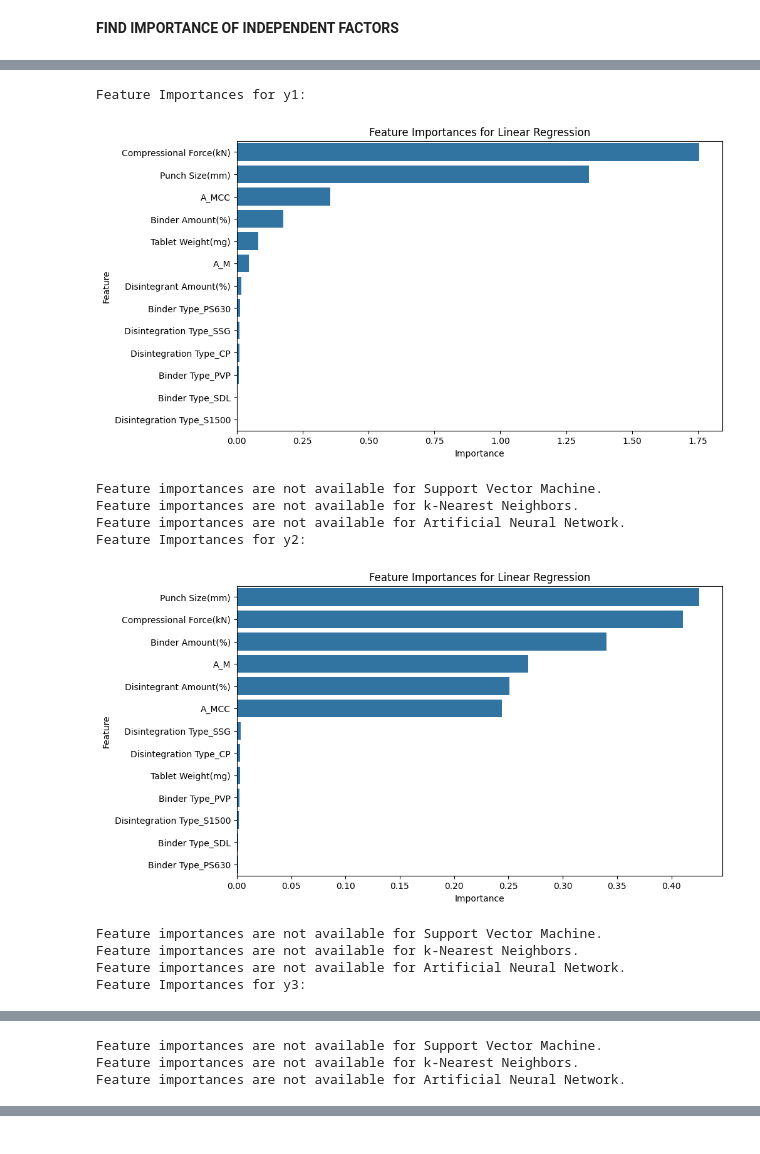
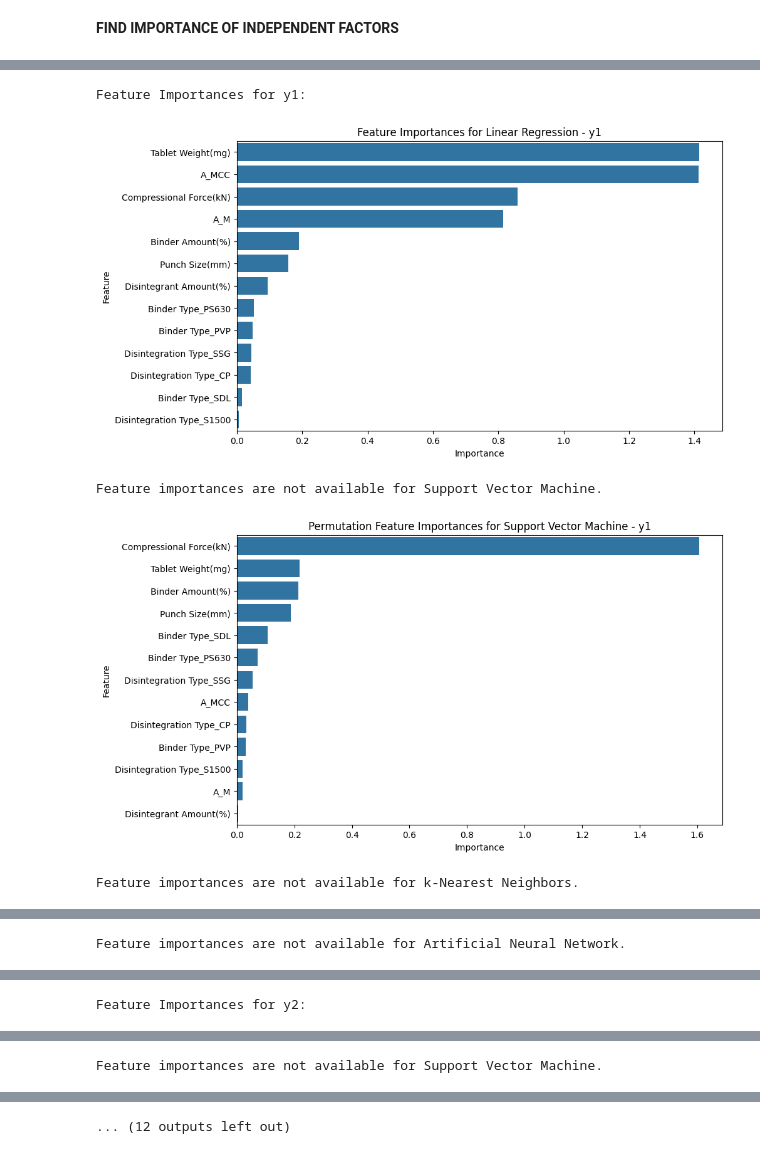
Before and after one commit to Swayamprakashpatel/IR_Tablet, a Jupyter notebook: IR_Tablet.ipynb, the cells around one changed output, grey strips where cells are left out. Drawn from its saved outputs; the diff is of its cells as text; code cells hidden in the pictures.

```diff
--- a/IR_Tablet.ipynb
+++ b/IR_Tablet.ipynb
@@ -951,19 +876,17 @@ from sklearn.neighbors import KNeighborsRegressor
 from sklearn.neural_network import MLPRegressor
 from sklearn.metrics import mean_squared_error
 from sklearn.preprocessing import OneHotEncoder
-
-# ... (previous code to load and preprocess the data)
+from sklearn.inspection import permutation_importance
 
 # Function to calculate and visualize feature importances
-def calculate_and_visualize_feature_importances(model, model_name, X_train, X_test, y_train, y_test):
-    model.fit(X_train, y_train)
+def calculate_and_save_feature_importances(model, model_name, X_train, X_test, y_train, y_test, target_name):
+    model.fit(X_train, y_train.values.ravel())
     y_pred = model.predict(X_test)
     mse = mean_squared_error(y_test, y_pred)
 
     # Calculate feature importances for Linear Regression model
     if isinstance(model, LinearRegression):
-        feature_importances = np.abs(model.coef_)
-    # Calculate feature importances for SVM, k-NN, and ANN models
+        feature_importances = np.abs(model.coef_).flatten()
     else:
         feature_importances = None
 
@@ -975,60 +898,77 @@ def calculate_and_visualize_feature_importances(model, model_name, X_train, X_te
         # Visualization of feature importances
         plt.figure(figsize=(10, 6))
         sns.barplot(x='Importance', y='Feature', data=feature_importance_df)
-        plt.title(f'Feature Importances for {model_name}')
+        plt.title(f'Feature Importances for {model_name} - {target_name}')
         plt.xlabel('Importance')
         plt.ylabel('Feature')
+        plt.savefig(f'Feature_Importances_{model_name}_{target_name}.tiff', dpi=600, format='tiff')
         plt.show()
     else:
         print(f"Feature importances are not available for {model_name}.")
+
+    # Use permutation importance for models that don't provide feature importances
+    if not isinstance(model, LinearRegression):
+        perm_importance = permutation_importance(model, X_test, y_test.values.ravel(), n_repeats=10, random_state=42)
+        feature_importance_df = pd.DataFrame({'Feature': X_train.columns, 'Importance': perm_importance.importances_mean})
+        feature_importance_df = feature_importance_df.sort_values(by='Importance', ascending=False)
+
+        # Visualization of permutation feature importances
+        plt.figure(figsize=(10, 6))
+        sns.barplot(x='Importance', y='Feature', data=feature_importance_df)
+        plt.title(f'Permutation Feature Importances for {model_name} - {target_name}')
+        plt.xlabel('Importance')
+        plt.ylabel('Feature')
+        plt.savefig(f'Permutation_Feature_Importances_{model_name}_{target_name}.tiff', dpi=600, format='tiff')
+        plt.show()
+
+# Example datasets (replace with actual data loading and preprocessing)
+# Assuming X_encoded, y1, y2, y3 are defined and preprocessed
+# Split the data
+X_train, X_test, y1_train, y1_test = train_test_split(X_encoded, y1, test_size=0.2, random_state=42)
+_, _, y2_train, y2_test = train_test_split(X_encoded, y2, test_size=0.2, random_state=42)
+_, _, y3_train, y3_test = train_test_split(X_encoded, y3, test_size=0.2, random_state=42)
 
 # Models for y1, y2, and y3
 models_y1 = [
     LinearRegression(),
     SVR(),
     KNeighborsRegressor(),
-    MLPRegressor()
+    MLPRegressor(max_iter=500)
 ]
 
 models_y2 = [
     LinearRegression(),
     SVR(),
     KNeighborsRegressor(),
-    MLPRegressor()
+    MLPRegressor(max_iter=500)
 ]
 
 models_y3 = [
     LinearRegression(),
     SVR(),
     KNeighborsRegressor(),
-    MLPRegressor()
+    MLPRegressor(max_iter=500)
 ]
 
 model_names = ['Linear Regression', 'Support Vector Machine', 'k-Nearest Neighbors', 'Artificial Neural Network']
 
 # Loop through all models and visualize feature importances for y1
 print("Feature Importances for y1:")
 for model, model_name in zip(models_y1, model_names):
-    calculate_and_visualize_feature_importances(model, model_name, X_train, X_test, y1_train, y1_test)
+    calculate_and_save_feature_importances(model, model_name, X_train, X_test, y1_train, y1_test, 'y1')
 
 # Loop through all models and visualize feature importances for y2
 print("Feature Importances for y2:")
 for model, model_name in zip(models_y2, model_names):
-    calculate_and_visualize_feature_importances(model, model_name, X_train, X_test, y2_train, y2_test)
+    calculate_and_save_feature_importances(model, model_name, X_train, X_test, y2_train, y2_test, 'y2')
 
 # Loop through all models and visualize feature importances for y3
 print("Feature Importances for y3:")
 for model, model_name in zip(models_y3, model_names):
-    calculate_and_visualize_feature_importances(model, model_name, X_train, X_test, y3_train, y3_test)
+    calculate_and_save_feature_importances(model, model_name, X_train, X_test, y3_train, y3_test, 'y3')
 # %% [output]
 Feature Importances for y1:
-[figure, old version]
+[figure, new version]
 Feature importances are not available for Support Vector Machine.
-Feature importances are not available for k-Nearest Neighbors.
-Feature importances are not available for Artificial Neural Network.
-Feature Importances for y2:
-[figure, old version]
+[figure, new version]
-Feature importances are not available for Support Vector Machine.
 Feature importances are not available for k-Nearest Neighbors.
-Feature importances are not available for Artificial Neural Network.
-Feature Importances for y3:
@@ -1036,3 +976 @@ Feature Importances for y3:
-Feature importances are not available for Support Vector Machine.
-Feature importances are not available for k-Nearest Neighbors.
 Feature importances are not available for Artificial Neural Network.
@@ -1038,0 +978 @@ Feature importances are not available for Artificial Neural Network.
+Feature Importances for y2:
@@ -1038,0 +980 @@ Feature importances are not available for Artificial Neural Network.
+Feature importances are not available for Support Vector Machine.
@@ -1038,0 +982 @@ Feature importances are not available for Artificial Neural Network.
+... (12 outputs left out)
```
Also changed, not shown: parts of 14 cells of this notebook.
